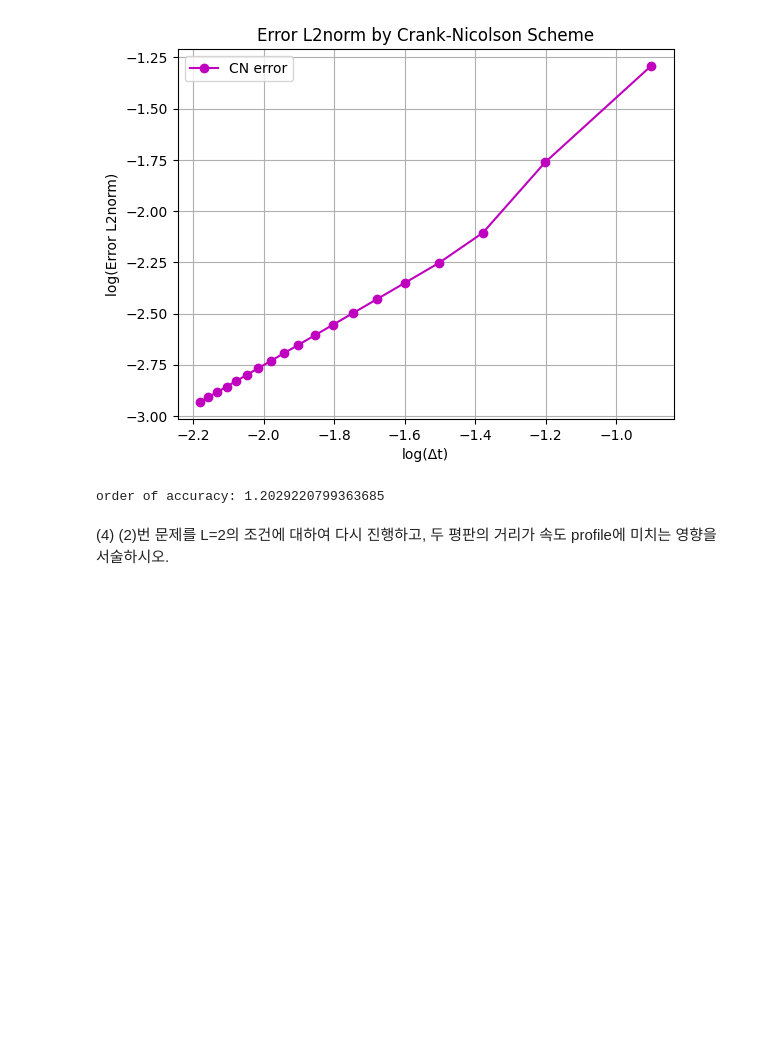
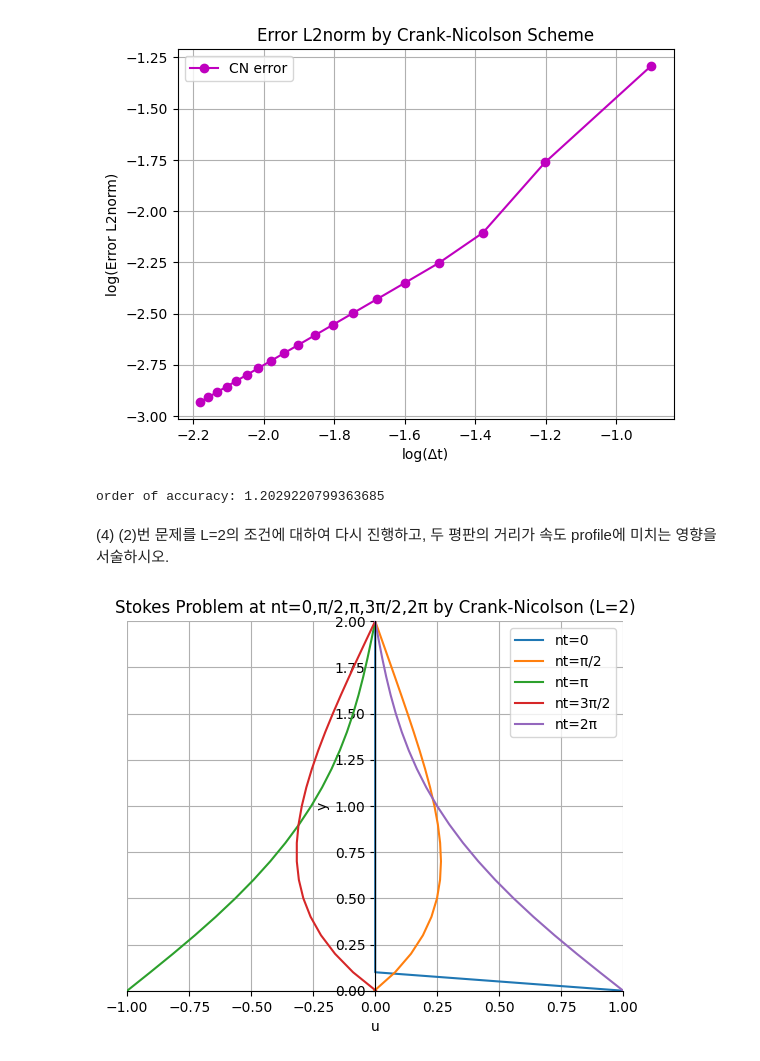
Before and after one commit to Lim-Hyerin03/CSE--, a Jupyter notebook: 코드/week3/CSE_URP 3주차 과제.ipynb, the cells around one changed output. Cells and saved outputs as stored; diff of their text form; code cells hidden in the pictures; blank space fills up the shorter version.

```diff
--- a/코드/week3/CSE_URP 3주차 과제.ipynb
+++ b/코드/week3/CSE_URP 3주차 과제.ipynb
@@ -423,7 +423,7 @@ u_profile[0]=U0*np.cos(n*t)
 u_profile=[u_profile]
 
 
-for k in range(2000):
+for k in range(12000):
     t+=dt
     u_n1[0]=U0*np.cos(n*t+dt)
     u_n1[-1]=0
@@ -432,8 +432,7 @@ for k in range(2000):
         u_ex[i]=a*u_n[i]+(1-2*a)*u_n[i+1]+a*u_n[i+2]
     u_ex[0]+=a*U0*np.cos(n*t)
     u_n1[1:-1]=np.linalg.solve(M, u_ex)
-    for l in [0.5*np.pi, np.pi, 1.5*np.pi, 2*np.pi,
-              10*np.pi, 10.5*np.pi, 11*np.pi, 11.5*np.pi, 12*np.pi]:
+    for l in [0.5*np.pi, np.pi, 1.5*np.pi, 2*np.pi, 10*np.pi, 10.5*np.pi, 11*np.pi, 11.5*np.pi, 12*np.pi]:
         if np.abs(t-l/n)<dt/2:
             u_n1_bc=u_n1.copy()
             u_profile.append(u_n1_bc.copy())
@@ -441,26 +440,28 @@ for k in range(2000):
 # %%
 # Crank-Nocolson scheme at nt=0, π/2, π, 3π/2, 2π
 
 fig, ax = plt.subplots()
 ax.set_xlim(-1, 1)
-ax.set_ylim(0, 10)
+ax.set_ylim(0, 2)
 ax.spines['left'].set_position('center')
 ax.spines['right'].set_visible(False)
 ax.spines['top'].set_visible(False)
 ax.spines['bottom'].set_position(('data', 0))
 
 ax.plot(u_profile[0], y, label='nt=0')
 ax.plot(u_profile[1], y, label='nt=π/2')
 ax.plot(u_profile[2], y, label='nt=π')
 ax.plot(u_profile[3], y, label='nt=3π/2')
 ax.plot(u_profile[4], y, label='nt=2π')
 
 ax.set_xlabel('u')
 ax.set_ylabel('y')
 ax.legend()
 plt.grid()
 ax.set_title('Stokes Problem at nt=0,π/2,π,3π/2,2π by Crank-Nicolson (L=2)')
 plt.show()
+# %% [output]
+[figure, added]
 # %%
 # Crank-Nocolson scheme at quasti-steady state (at nt=10π, 10.5π, 11π, 11.5π, 12π)
 
```
Also changed, not shown: parts of 2 cells of this notebook, 1 other file.
